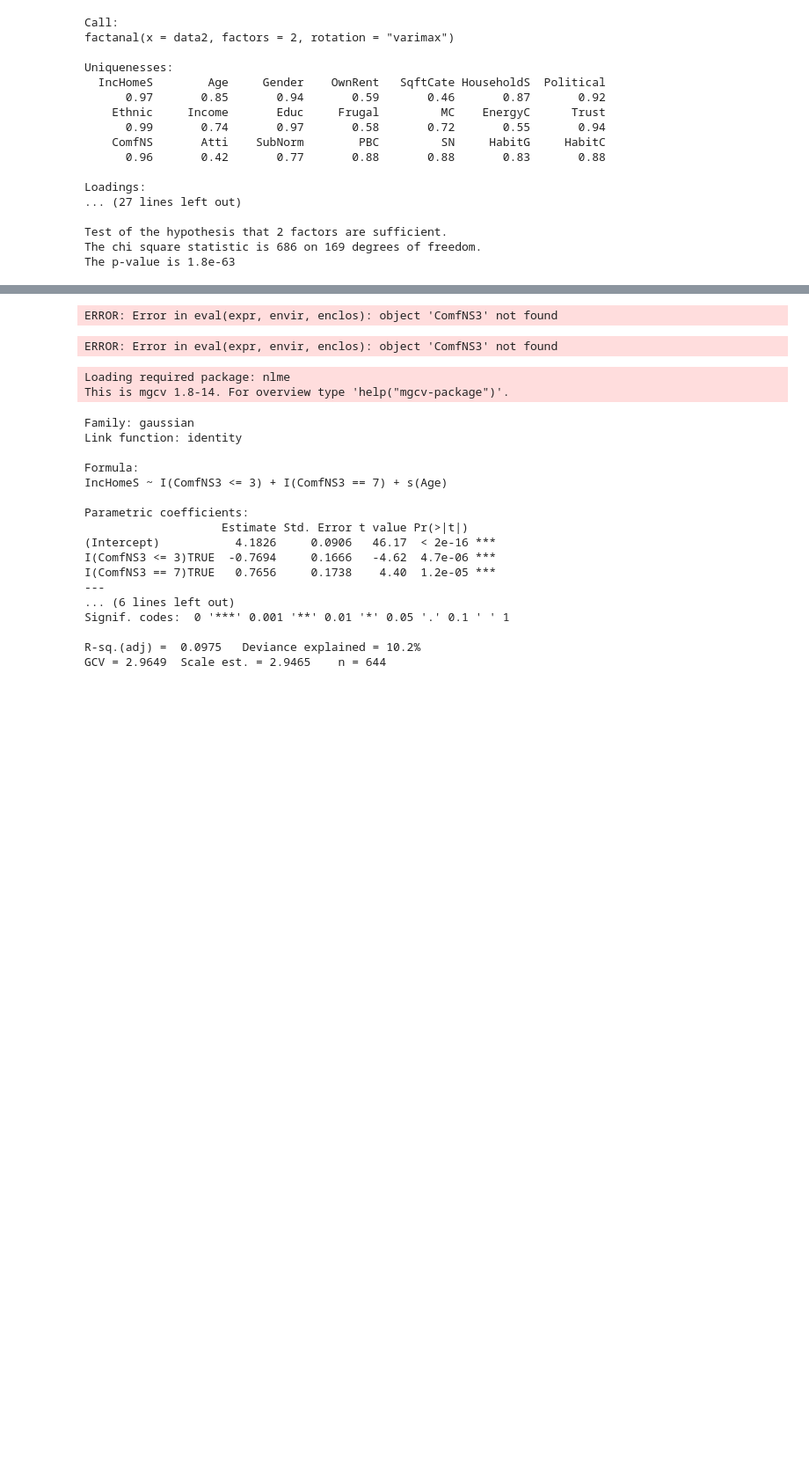
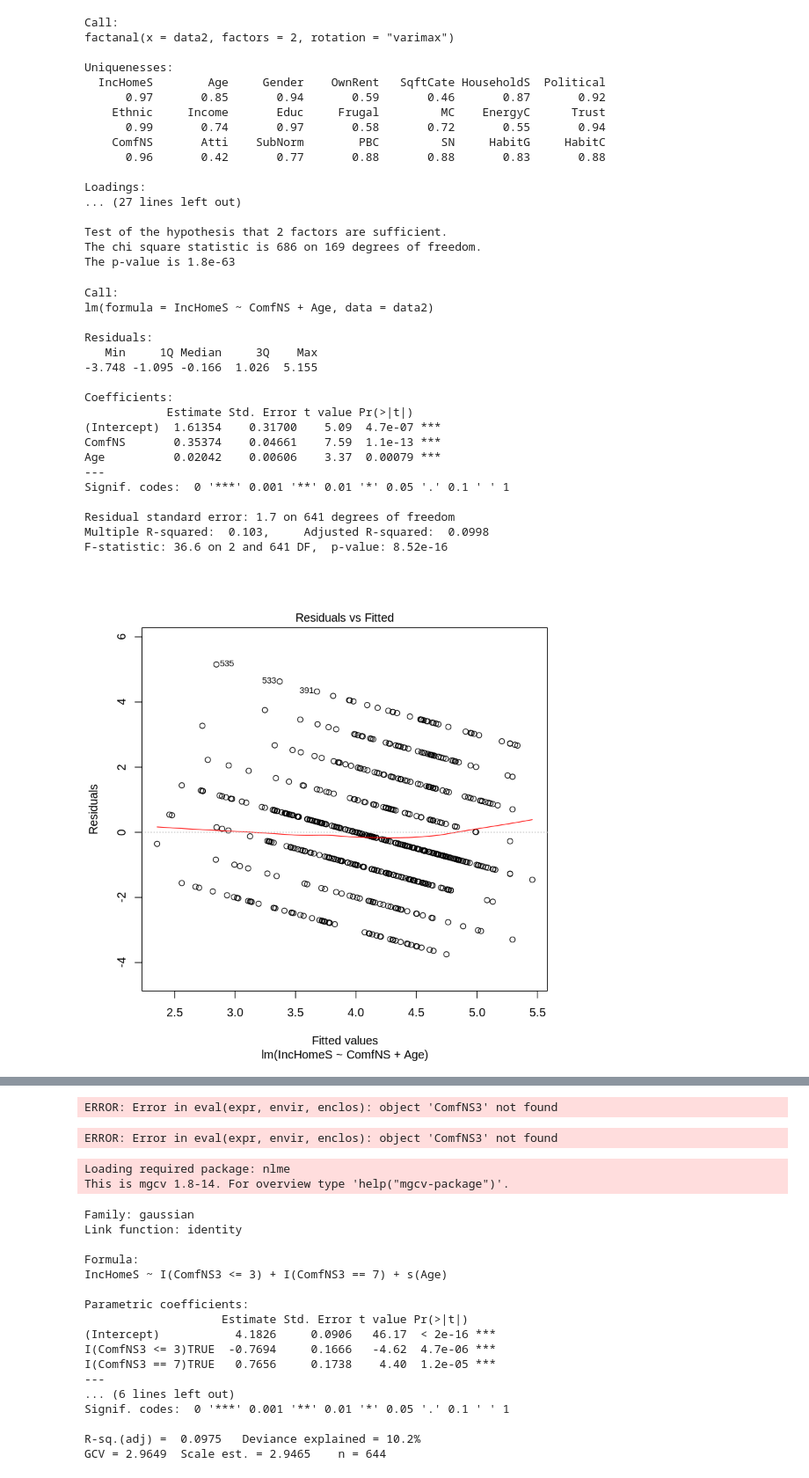
Before and after one commit to audrism/powerstats, a Jupyter notebook: Hypothesis1.ipynb, the cells around one changed output, grey strips where cells are left out. Shown at 88% size. Saved outputs shown, nothing was run; the diff lists cells and outputs as text; code cells hidden in the pictures; blank space fills up the shorter version.

```diff
--- a/Hypothesis1.ipynb
+++ b/Hypothesis1.ipynb
@@ -465,3 +504,27 @@ Loadings:
 Test of the hypothesis that 2 factors are sufficient.
 The chi square statistic is 686 on 169 degrees of freedom.
 The p-value is 1.8e-63
+# %%
+mod = lm(IncHomeS~ComfNS+Age,data=data2)
+summary(mod)
+plot(mod)
+# %% [output]
+Call:
+lm(formula = IncHomeS ~ ComfNS + Age, data = data2)
+
+Residuals:
+   Min     1Q Median     3Q    Max
+-3.748 -1.095 -0.166  1.026  5.155
+
+Coefficients:
+            Estimate Std. Error t value Pr(>|t|)
+(Intercept)  1.61354    0.31700    5.09  4.7e-07 ***
+ComfNS       0.35374    0.04661    7.59  1.1e-13 ***
+Age          0.02042    0.00606    3.37  0.00079 ***
+---
+Signif. codes:  0 '***' 0.001 '**' 0.01 '*' 0.05 '.' 0.1 ' ' 1
+
+Residual standard error: 1.7 on 641 degrees of freedom
+Multiple R-squared:  0.103,     Adjusted R-squared:  0.0998
+F-statistic: 36.6 on 2 and 641 DF,  p-value: 8.52e-16
+[figure, added]
```
Also changed, not shown: parts of 11 cells of this notebook, 2 other files.
